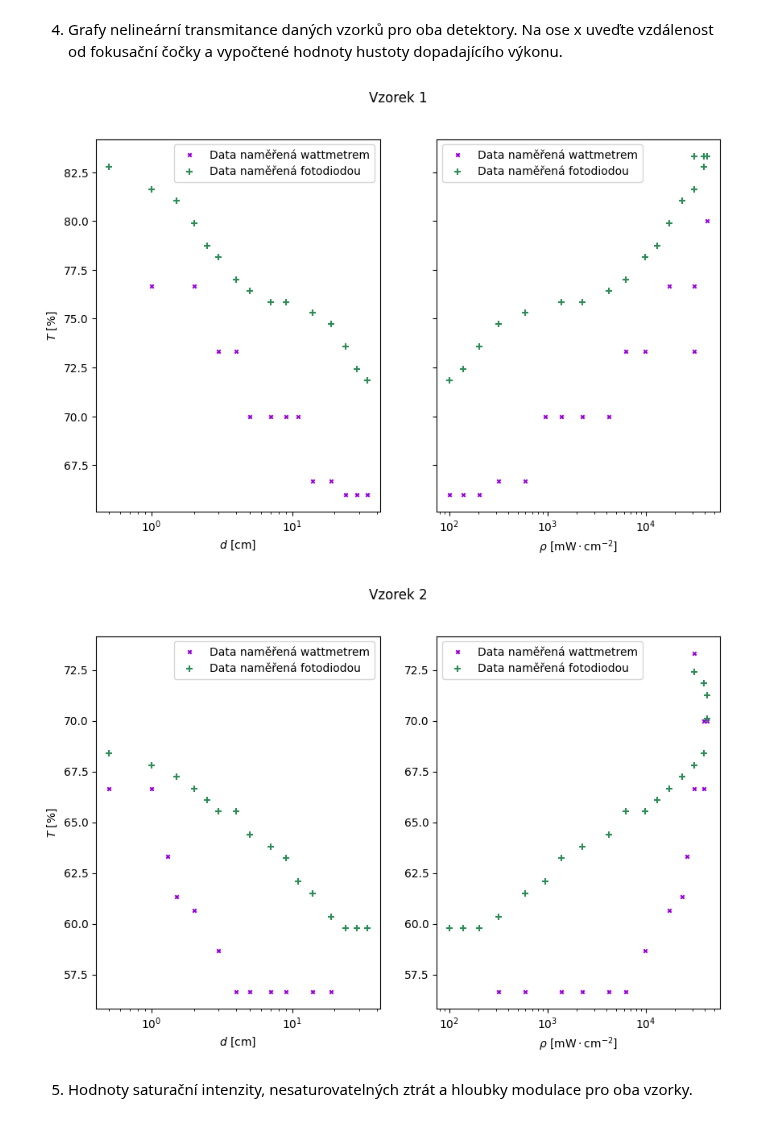
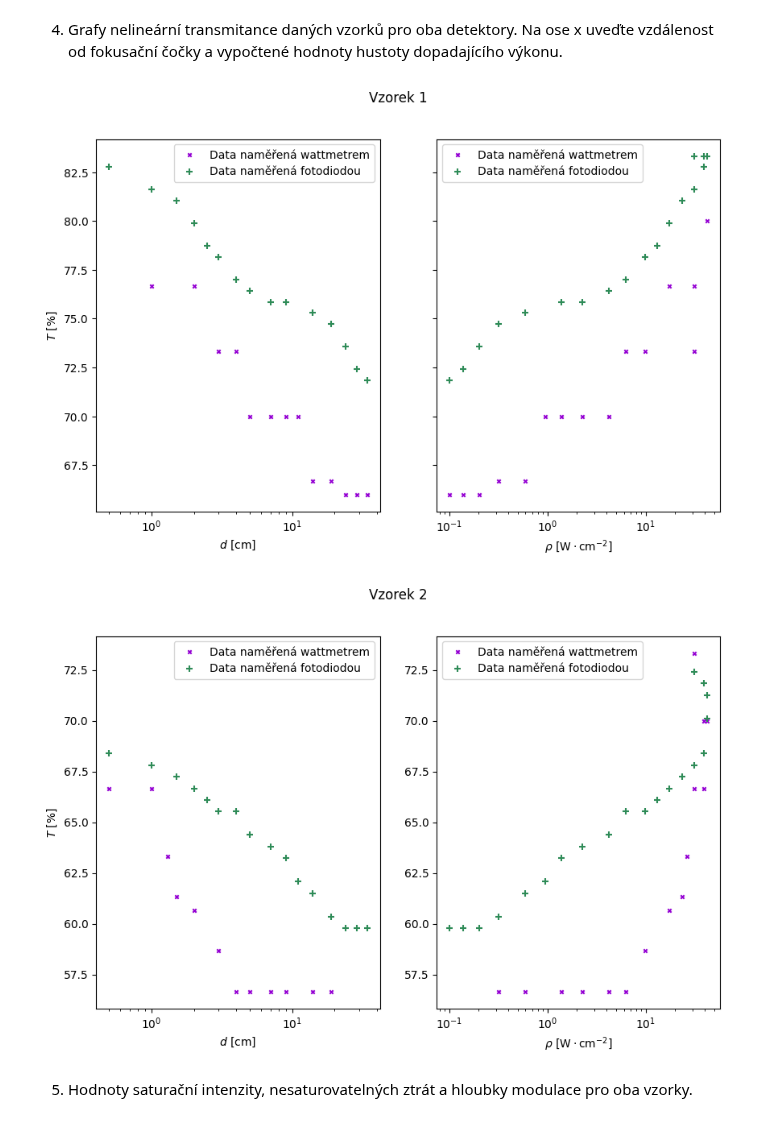
Before and after one commit to omikron-ceti/ZPLT, a Jupyter notebook: uloha_06/data_06/data_06.ipynb, the cells around one changed output. Drawn from its saved outputs; the diff is of its cells as text; code cells hidden in the pictures.

```diff
--- a/uloha_06/data_06/data_06.ipynb
+++ b/uloha_06/data_06/data_06.ipynb
@@ -62,48 +62,48 @@ ax1.legend()
 ax1.set_xlabel("$d~\\mathrm{{[cm]}}$")
 ax1.set_ylabel("$T~\\mathrm{{[\%]}}$")
 
-ax2.scatter(x=hustota_vzorek1_wattmetr, y=wattmetr_1["T [%]"],
+ax2.scatter(x=hustota_vzorek1_wattmetr/1000, y=wattmetr_1["T [%]"],
             marker="x", color="darkviolet", s=10,
             label="Data naměřená wattmetrem")
-ax2.scatter(x=hustota_vzorek1_fotodioda, y=fotodioda_1["T [%]"],
+ax2.scatter(x=hustota_vzorek1_fotodioda/1000, y=fotodioda_1["T [%]"],
             marker="+", color="seagreen",
             label="Data naměřená fotodiodou")
 
 ax2.set_xscale('log')
 ax2.legend()
-ax2.set_xlabel("$\\rho~\\mathrm{{[mW\\cdot cm^{-2}]}}$")
+ax2.set_xlabel("$\\rho~\\mathrm{{[W\\cdot cm^{-2}]}}$")
 #ax2.set_ylabel("$T~\\mathrm{{[\%]}}$")
 plt.savefig("./img/vzorek1.pdf")
 
 fig_vzorek2, (ax1, ax2) = plt.subplots(1,2)
 fig_vzorek2.set_figheight(6)
 fig_vzorek2.set_figwidth(10)
 fig_vzorek2.suptitle("Vzorek 2")
 ax1.scatter(x=wattmetr_2["d [cm].1"], y=wattmetr_2["T [%].1"],
             marker="x", color="darkviolet", s=10,
             label="Data naměřená wattmetrem")
 ax1.scatter(x=fotodioda_2["d [cm].1"], y=fotodioda_2["T [%].1"],
             marker="+", color="seagreen",
             label="Data naměřená fotodiodou")
 ax1.set_xscale('log')
 ax1.legend()
 ax1.set_xlabel("$d~\\mathrm{{[cm]}}$")
 ax1.set_ylabel("$T~\\mathrm{{[\%]}}$")
 
-ax2.scatter(x=hustota_vzorek2_wattmetr, y=wattmetr_2["T [%].1"],
+ax2.scatter(x=hustota_vzorek2_wattmetr/1000, y=wattmetr_2["T [%].1"],
             marker="x", color="darkviolet", s=10,
             label="Data naměřená wattmetrem")
-ax2.scatter(x=hustota_vzorek2_fotodioda, y=fotodioda_2["T [%].1"],
+ax2.scatter(x=hustota_vzorek2_fotodioda/1000, y=fotodioda_2["T [%].1"],
             marker="+", color="seagreen",
             label="Data naměřená fotodiodou")
 ax2.set_xscale('log')
 ax2.legend()
-ax2.set_xlabel("$\\rho~\\mathrm{{[mW\\cdot cm^{-2}]}}$")
+ax2.set_xlabel("$\\rho~\\mathrm{{[W\\cdot cm^{-2}]}}$")
 #ax2.set_ylabel("$T~\\mathrm{{[\%]}}$")
 plt.savefig("./img/vzorek2.pdf")
 # %% [output]
-[figure, old version]
+[figure, new version]
-[figure, old version]
+[figure, new version]
 # %% [markdown]
 5. Hodnoty saturační intenzity, nesaturovatelných ztrát a hloubky modulace pro oba vzorky.
 # %%
```
Also changed, not shown: 2 other files.
